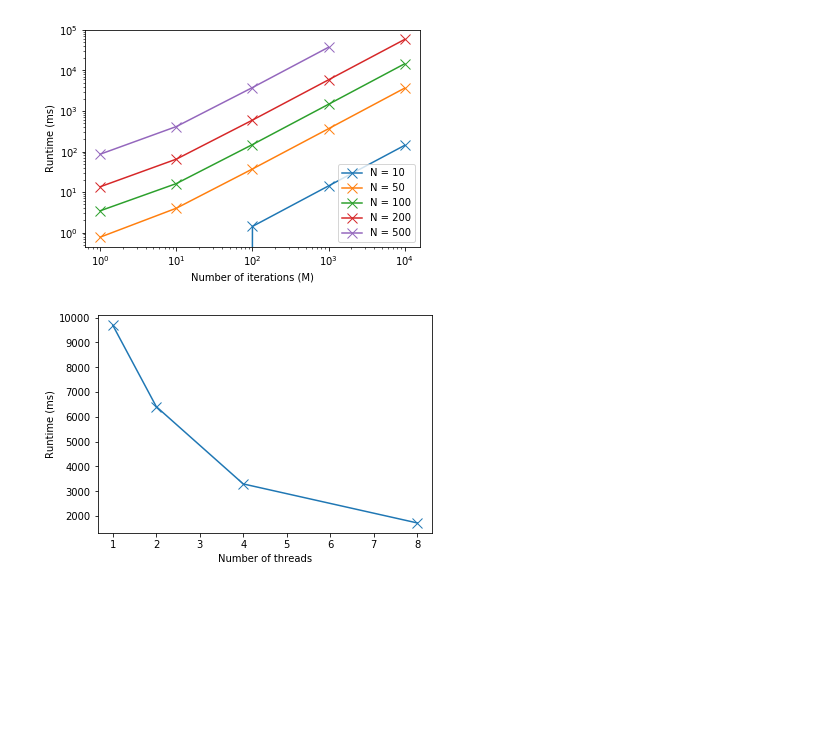
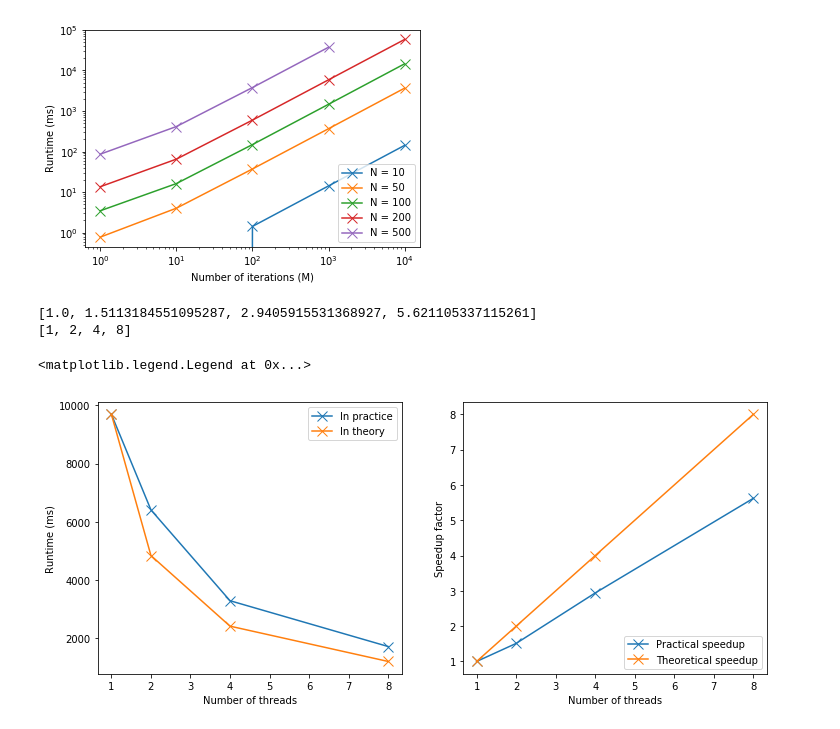
Before and after one commit to tcrasset/Conducting-matrix-percolation, a Jupyter notebook: plot.ipynb, the cells around one changed output. Saved outputs shown, nothing was run; the diff lists cells and outputs as text; code cells hidden in the pictures; blank space fills up the shorter version.

```diff
--- a/plot.ipynb
+++ b/plot.ipynb
@@ -48,12 +61,0 @@ plt.show()
-# %%
-# Plot probability as a function of density for each M
-legend = []
-grouped_df = df.groupby(['M','d']).mean().reset_index()
-for index,i in enumerate(df.M.unique()):
-    subdf_perM = grouped_df[grouped_df['M'] == i]
-    plt.plot(subdf_perM.d, subdf_perM.Probability)
-    legend.append('M = {}'.format(df.M.unique()[index]))
-plt.ylabel("Probability of conduction")
-plt.xlabel("Density of fibers")
-plt.legend(legend, loc  ='lower right')
-plt.show()
@@ -106,14 +111,38 @@ plt.show()
 [figure]
 # %%
 # Plot average time as a function of thread number
+fig, (ax1, ax2) = plt.subplots(1,2, figsize=(12,5))
+
 meanTimePerNbThreads = []
+theoreticalMeanTime = []
 for index,i in enumerate(df.NbThreads.unique()):
     meanTimePerNbThreads.append(df[df['NbThreads'] == i].AvgTime.mean())
 # plt.scatter(df.N.unique(), meanTimePerN, marker='x')
 meanTime = [x for y, x in sorted(zip(df.NbThreads.unique(), meanTimePerNbThreads))]
-plt.plot(sorted(df.NbThreads.unique()), meanTime, marker='x',markersize=10)
-plt.ylabel("Runtime (ms)")
-plt.xlabel("Number of threads")
-plt.show()
+nbThreads = sorted(df.NbThreads.unique())
+ax1.plot(nbThreads, meanTime, marker='x',markersize=10)
+
+for i in df.NbThreads.unique():
+    theoreticalMeanTime.append(meanTime[0]/i)
+
+ax1.plot(nbThreads, theoreticalMeanTime, marker='x',markersize=10)
+ax1.set(ylabel="Runtime (ms)",xlabel="Number of threads")
+ax1.legend(["In practice","In theory"],loc='best')
+
+# Plot speedup factor as a function of thread number
+speedUp = []
+theoreticalSpeedUp = []
+for i in range(0,len(meanTime)):
+    speedUp.append(meanTime[0]/meanTime[i])
+    theoreticalSpeedUp.append(meanTime[0]/meanTime[i])
+print(speedUp)
+print(nbThreads)
+ax2.plot(nbThreads, speedUp, marker='x',markersize=10)
+ax2.plot(nbThreads, nbThreads, marker='x',markersize=10)
+ax2.set(ylabel="Speedup factor", xlabel="Number of threads")
+ax2.legend(["Practical speedup", "Theoretical speedup"], loc  ='lower right')
 # %% [output]
+[1.0, 1.5113184551095287, 2.9405915531368927, 5.621105337115261]
+[1, 2, 4, 8]
+<matplotlib.legend.Legend at 0x...>
-[figure, old version]
+[figure, new version]
```
Also changed, not shown: parts of 8 cells of this notebook.
